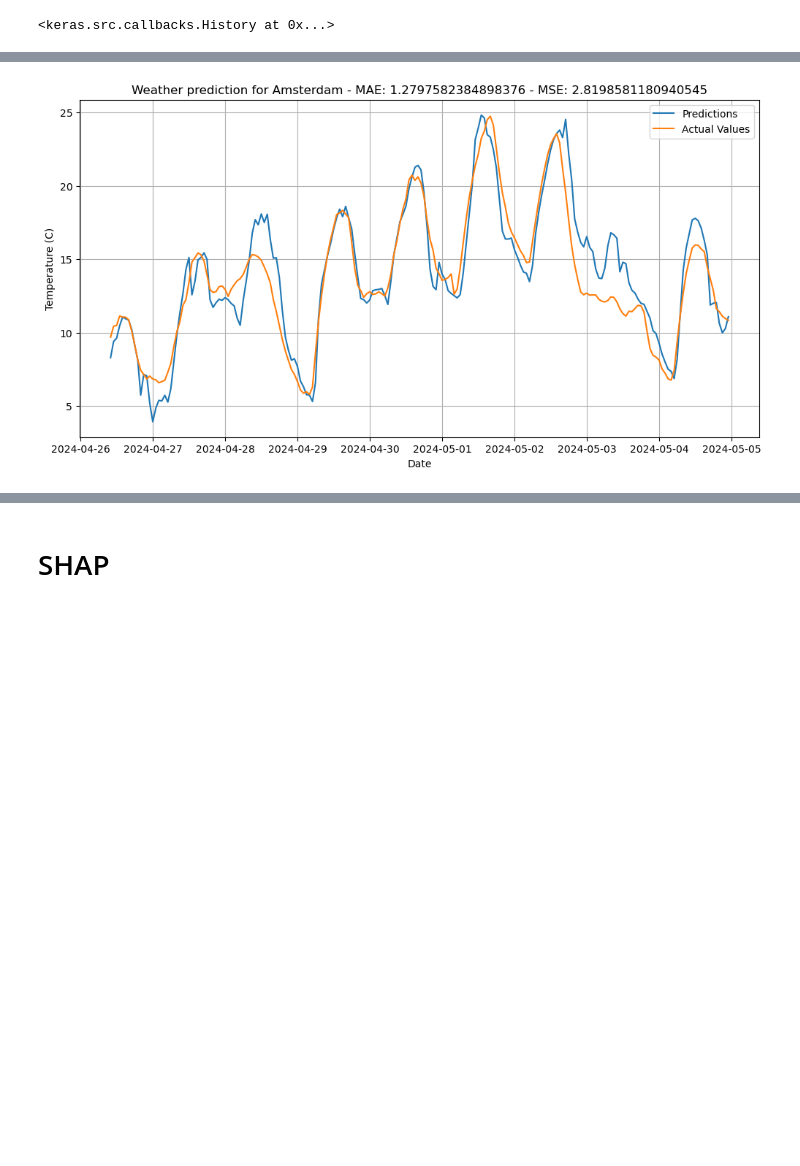
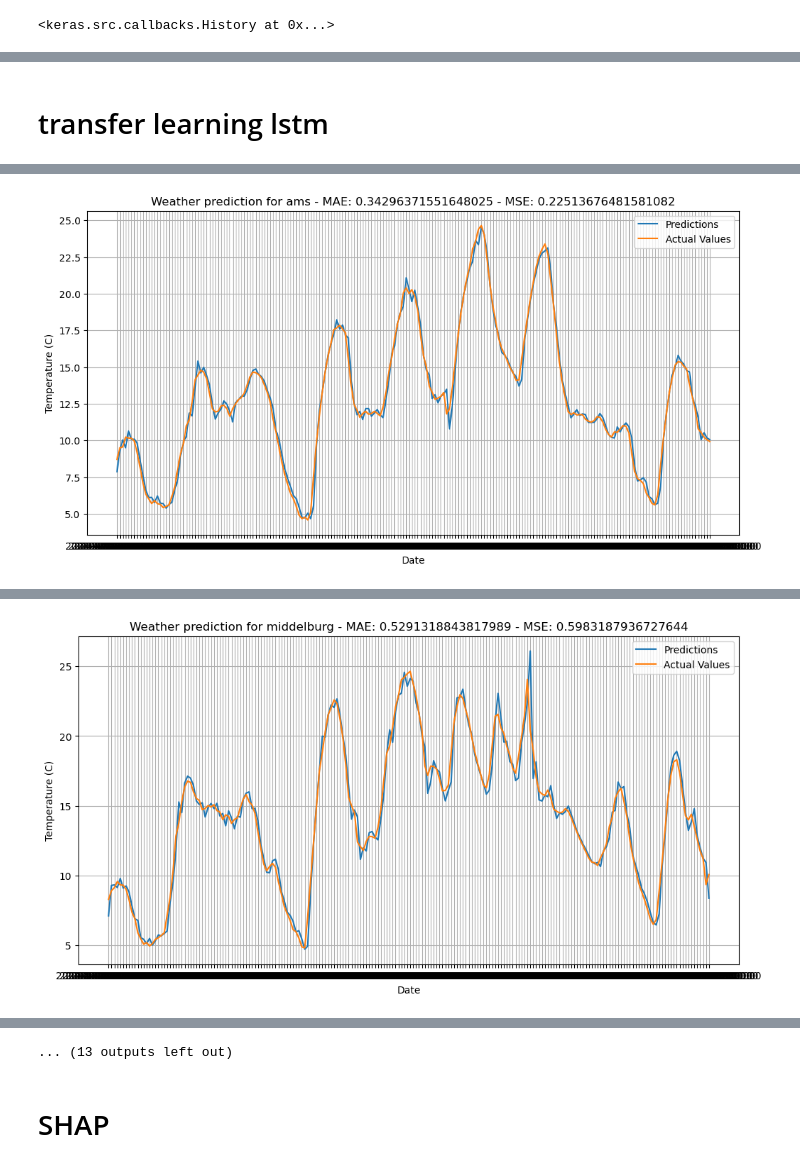
Before and after one commit to AlexaVT03/Project2-2, a Jupyter notebook: Project_2-2/Python/LSTM/LSTM.ipynb, the cells around one changed output, grey strips where cells are left out. Drawn from its saved outputs; the diff is of its cells as text; code cells hidden in the pictures; blank space fills up the shorter version.

```diff
--- a/Project_2-2/Python/LSTM/LSTM.ipynb
+++ b/Project_2-2/Python/LSTM/LSTM.ipynb
@@ -369,15 +459,24 @@ Y_test = ams_ts['t2m']
+# %% [markdown]
+# transfer learning lstm
 # %%
-true_predict = scaler.inverse_transform(model.predict(X_test_tensor))
+model = load_model('/Users/lpaggen/Documents/PROJECT 2-@/Project2-2/Project_2-2/Python/LSTM/models/ams')
 
-mae = mean_absolute_error(Y_test[-len(true_predict):], true_predict)
-mse = mean_squared_error(Y_test[-len(true_predict):], true_predict)
+for idx, i in enumerate(df_names):
+    tensorXtest = X_test_df[i]
+    Y_test = scaler.inverse_transform(Y_test_df[i])
 
-plt.figure(figsize = (12, 6))
-plt.plot(Y_test.index[-len(true_predict):], true_predict - 273.15, label = "Predictions")
-plt.plot(Y_test[-len(true_predict):] - 273.15, label = "Actual Values")
-plt.title(f"Weather prediction for Amsterdam - MAE: {mae} - MSE: {mse}")
-plt.ylabel("Temperature (C)")
-plt.xlabel("Date")
-plt.grid(True)
-plt.legend()
+    true_predict = scaler.inverse_transform(model.predict(tensorXtest))
+
+    mae = mean_absolute_error(Y_test[-len(true_predict):], true_predict)
+    mse = mean_squared_error(Y_test[-len(true_predict):], true_predict)
+
+    plt.figure(figsize = (12, 6))
+    plt.plot(dataframes_ts[0]['valid_time'][-len(true_predict):], true_predict - 273.15, label = "Predictions")
+    plt.plot(Y_test[-len(true_predict):] - 273.15, label = "Actual Values")
+    plt.title(f"Weather prediction for {i} - MAE: {mae} - MSE: {mse}")
+    plt.ylabel("Temperature (C)")
+    plt.xlabel("Date")
+    plt.grid(True)
+    plt.legend()
+    plt.show()
 # %% [output]
@@ -391,0 +491 @@ plt.legend()
+[figure, new version]
@@ -393 +493 @@ plt.legend()
-[figure, old version]
+[figure, added]
@@ -394,3 +501,4 @@ plt.legend()
+... (13 outputs left out)
 # %% [markdown]
 # SHAP
 # %% [markdown]
```
Also changed, not shown: parts of 33 cells of this notebook, 1 other file.
